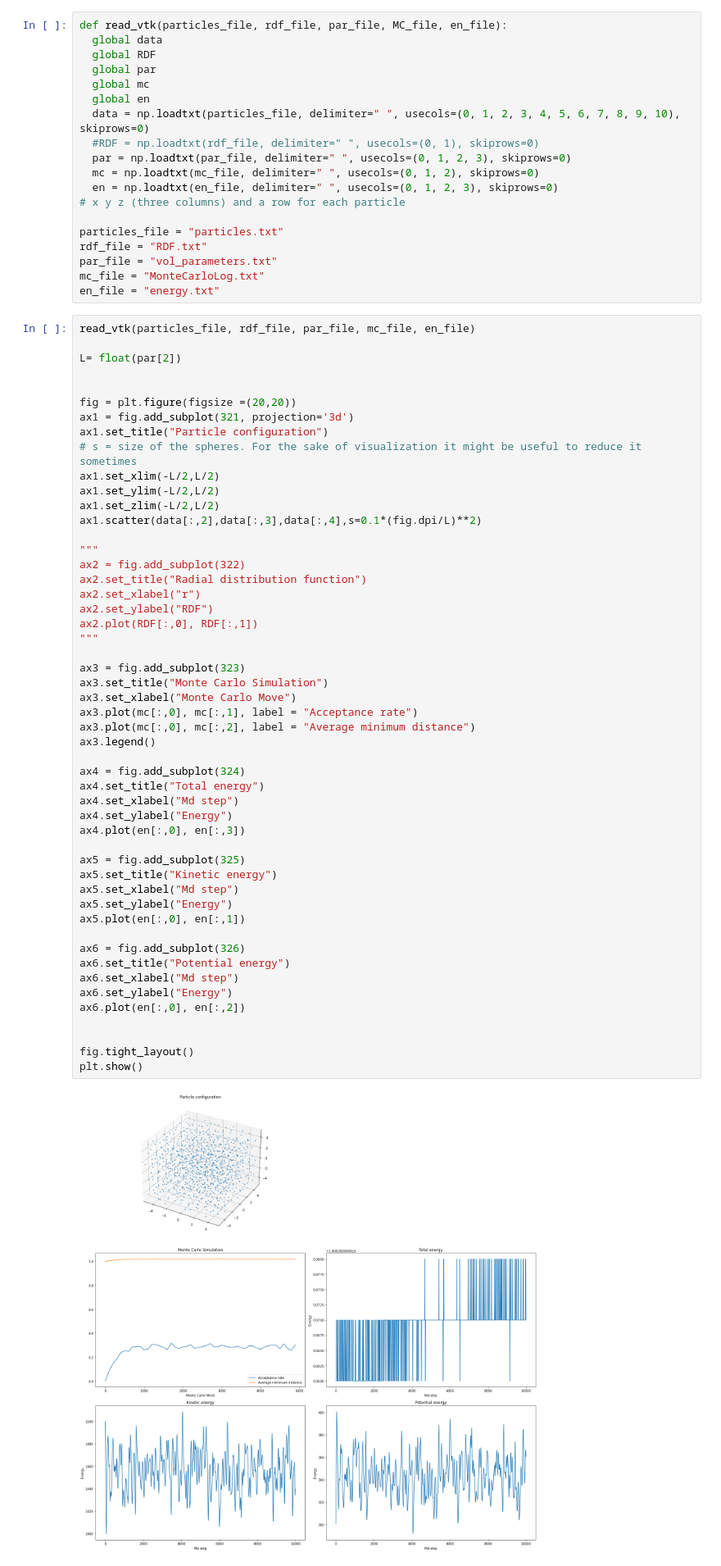
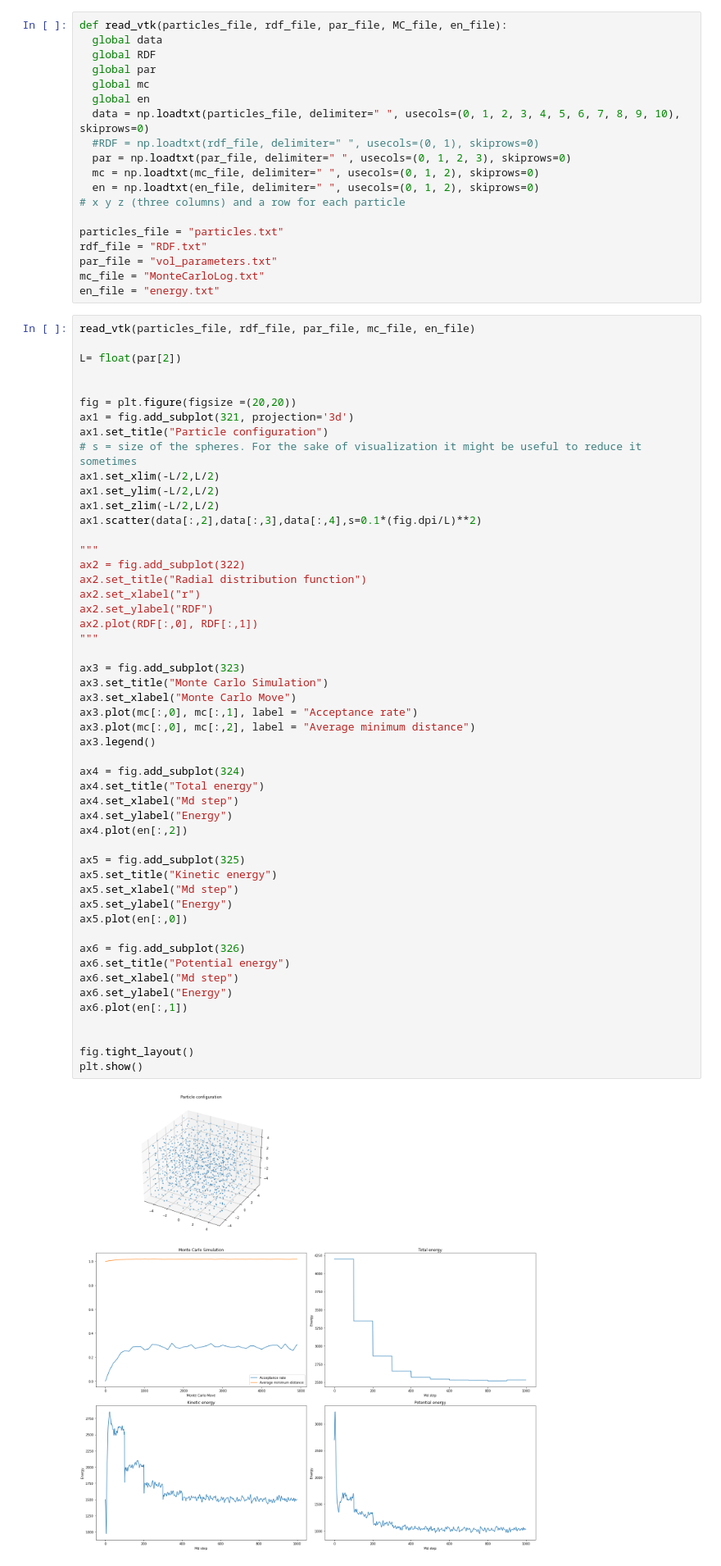
Before and after one commit to lupoalberto98/Molecular-Dynamics, a Jupyter notebook: src/plot.ipynb, the cells around one changed output. Shown at 82% size. Drawn from its saved outputs; the diff is of its cells as text.

```diff
--- a/src/plot.ipynb
+++ b/src/plot.ipynb
@@ -15,7 +15,7 @@ def read_vtk(particles_file, rdf_file, par_file, MC_file, en_file):
   #RDF = np.loadtxt(rdf_file, delimiter=" ", usecols=(0, 1), skiprows=0)
   par = np.loadtxt(par_file, delimiter=" ", usecols=(0, 1, 2, 3), skiprows=0)
   mc = np.loadtxt(mc_file, delimiter=" ", usecols=(0, 1, 2), skiprows=0)
-  en = np.loadtxt(en_file, delimiter=" ", usecols=(0, 1, 2, 3), skiprows=0)
+  en = np.loadtxt(en_file, delimiter=" ", usecols=(0, 1, 2), skiprows=0)
 # x y z (three columns) and a row for each particle
 
 particles_file = "particles.txt"
@@ -45,34 +45,34 @@ ax2.set_xlabel("r")
 ax2.set_ylabel("RDF")
 ax2.plot(RDF[:,0], RDF[:,1])
 """
 
 ax3 = fig.add_subplot(323)
 ax3.set_title("Monte Carlo Simulation")
 ax3.set_xlabel("Monte Carlo Move")
 ax3.plot(mc[:,0], mc[:,1], label = "Acceptance rate")
 ax3.plot(mc[:,0], mc[:,2], label = "Average minimum distance")
 ax3.legend()
 
 ax4 = fig.add_subplot(324)
 ax4.set_title("Total energy")
 ax4.set_xlabel("Md step")
 ax4.set_ylabel("Energy")
-ax4.plot(en[:,0], en[:,3])
+ax4.plot(en[:,2])
 
 ax5 = fig.add_subplot(325)
 ax5.set_title("Kinetic energy")
 ax5.set_xlabel("Md step")
 ax5.set_ylabel("Energy")
-ax5.plot(en[:,0], en[:,1])
+ax5.plot(en[:,0])
 
 ax6 = fig.add_subplot(326)
 ax6.set_title("Potential energy")
 ax6.set_xlabel("Md step")
 ax6.set_ylabel("Energy")
-ax6.plot(en[:,0], en[:,2])
+ax6.plot(en[:,1])
 
 
 fig.tight_layout()
 plt.show()
 # %% [output]
-[figure, old version]
+[figure, new version]
```
Also changed, not shown: 3 other files.
